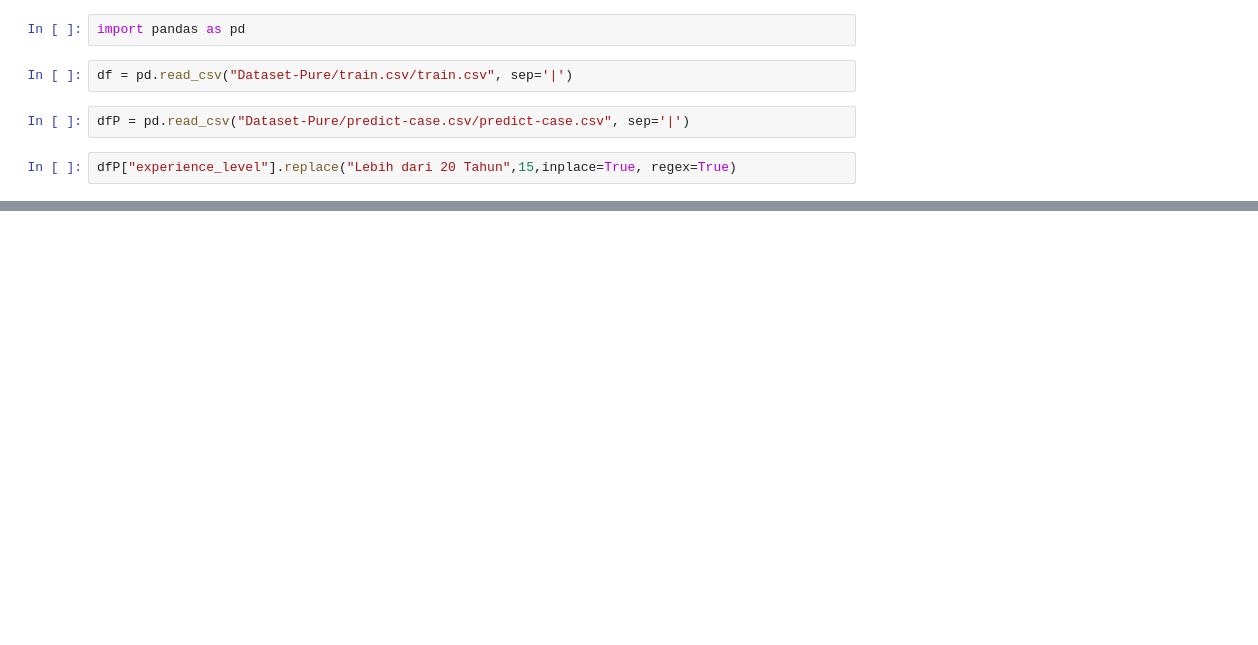
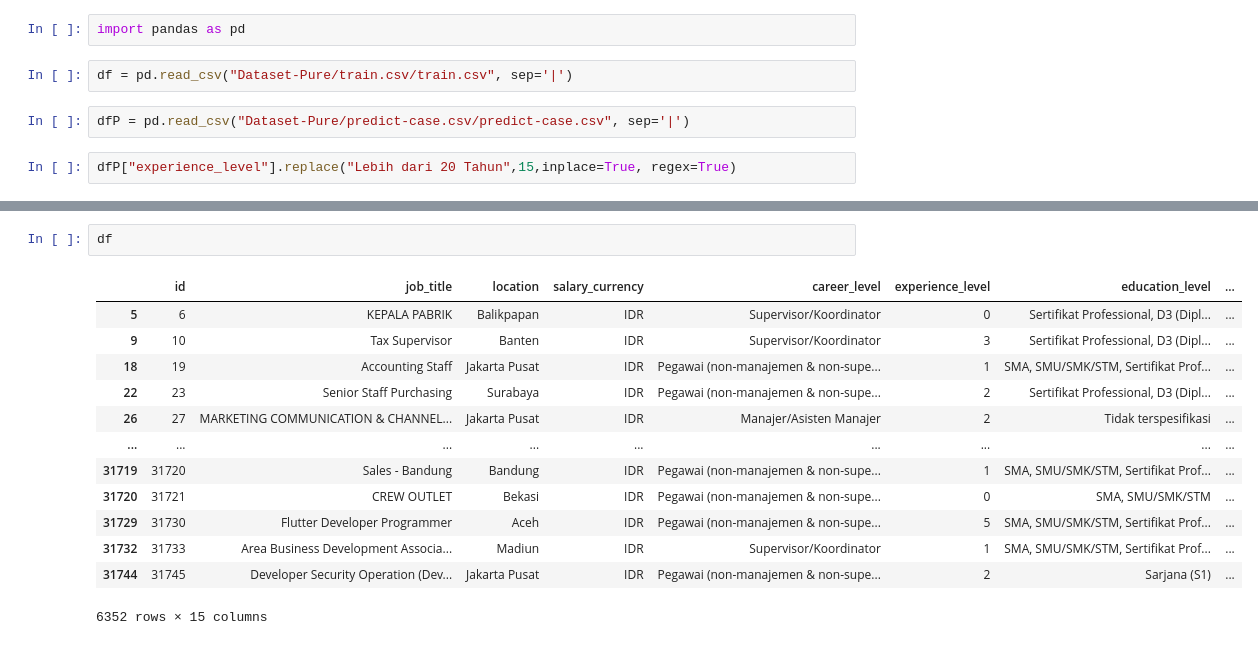
Before and after one commit to yotakeys/Predict-Gaji-FIND-IT, a Jupyter notebook: DataTrain-Exp2.ipynb, the cells around one changed output, grey strips where cells are left out. Saved outputs shown, nothing was run; the diff lists cells and outputs as text; blank space fills up the shorter version.

```diff
--- a/DataTrain-Exp2.ipynb
+++ b/DataTrain-Exp2.ipynb
@@ -24,0 +35,16 @@ dfP
+# %%
+df
+# %% [output]
+|  | id | job_title | location | salary_currency | career_level | experience_level | education_level | ... |
+| 5 | 6 | KEPALA PABRIK | Balikpapan | IDR | Supervisor/Koordinator | 0 | Sertifikat Professional, D3 (Dipl... | ... |
+| 9 | 10 | Tax Supervisor | Banten | IDR | Supervisor/Koordinator | 3 | Sertifikat Professional, D3 (Dipl... | ... |
+| 18 | 19 | Accounting Staff | Jakarta Pusat | IDR | Pegawai (non-manajemen & non-supe... | 1 | SMA, SMU/SMK/STM, Sertifikat Prof... | ... |
+| 22 | 23 | Senior Staff Purchasing | Surabaya | IDR | Pegawai (non-manajemen & non-supe... | 2 | Sertifikat Professional, D3 (Dipl... | ... |
+| 26 | 27 | MARKETING COMMUNICATION & CHANNEL... | Jakarta Pusat | IDR | Manajer/Asisten Manajer | 2 | Tidak terspesifikasi | ... |
+| ... | ... | ... | ... | ... | ... | ... | ... | ... |
+| 31719 | 31720 | Sales - Bandung | Bandung | IDR | Pegawai (non-manajemen & non-supe... | 1 | SMA, SMU/SMK/STM, Sertifikat Prof... | ... |
+| 31720 | 31721 | CREW OUTLET | Bekasi | IDR | Pegawai (non-manajemen & non-supe... | 0 | SMA, SMU/SMK/STM | ... |
+| 31729 | 31730 | Flutter Developer Programmer | Aceh | IDR | Pegawai (non-manajemen & non-supe... | 5 | SMA, SMU/SMK/STM, Sertifikat Prof... | ... |
+| 31732 | 31733 | Area Business Development Associa... | Madiun | IDR | Supervisor/Koordinator | 1 | SMA, SMU/SMK/STM, Sertifikat Prof... | ... |
+| 31744 | 31745 | Developer Security Operation (Dev... | Jakarta Pusat | IDR | Pegawai (non-manajemen & non-supe... | 2 | Sarjana (S1) | ... |
+6352 rows × 15 columns
```
Also changed, not shown: parts of 41 cells of this notebook, 13 other files.
